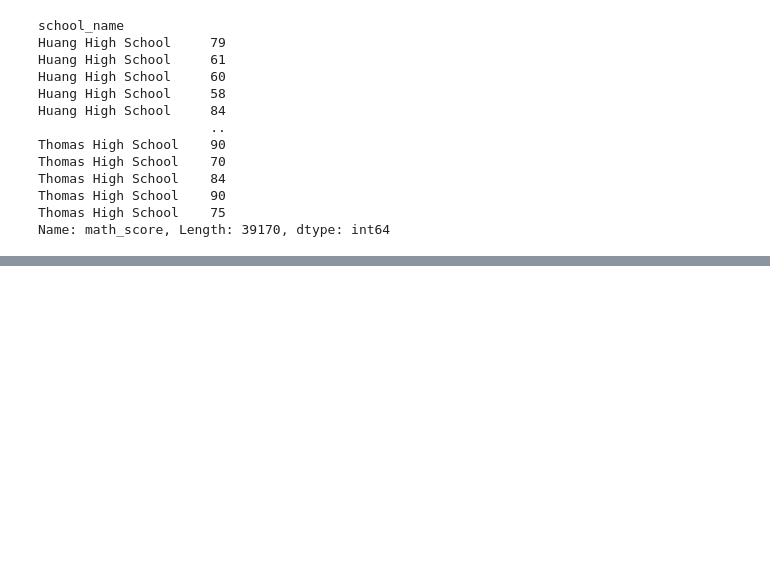
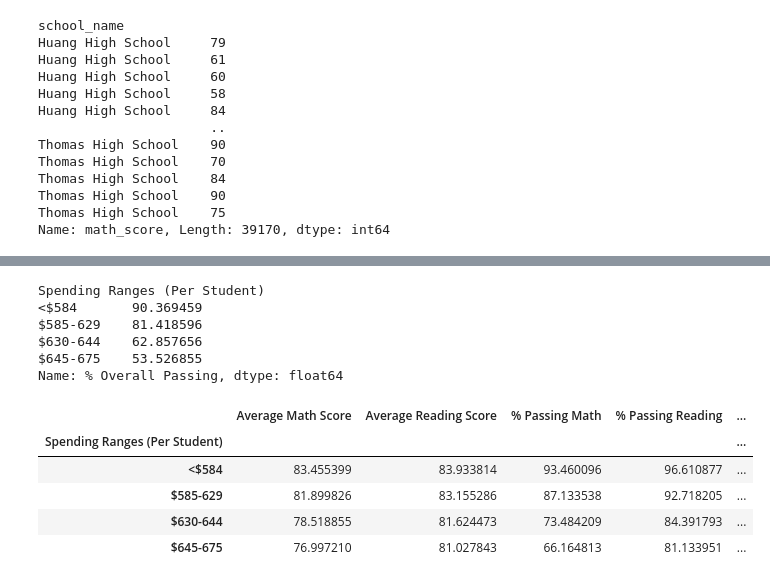
Before and after one commit to mustail/School_district_analysis, a Jupyter notebook: PyCitySchools.ipynb, the cells around one changed output, grey strips where cells are left out. Drawn from its saved outputs; the diff is of its cells as text; code cells hidden in the pictures; blank space fills up the shorter version.

```diff
--- a/PyCitySchools.ipynb
+++ b/PyCitySchools.ipynb
@@ -1153,0 +1317,54 @@ reading_scores_by_grade.head()
+# %%
+#Nice work grouping the schools based on the spending bins—Maria is impressed! Now she would like you get the average math and reading scores, the average percentage of students who passed math and reading, and the average overall passing percentage. Once you get this data, you need to create a new DataFrame with these averages and percentages, based on the spending bins, to show how school spending affects score averages and passing rates.
+#The final DataFrame will contain the average math and reading scores, the percentage of students who passed math and reading, and the overall percentage of students who passed for each spending bin. To get these averages and percentages, we'll use the groupby() function to group the data on the spending bins in the index column, "Spending Ranges (Per Student)."
+
+#First, let's create four new Series with the following data:
+
+#Average Math Score
+#Average Reading Score
+#Average % Passing Math
+#Average % Passing Reading
+#Average % Overall Passing
+#To create a Series that has a column as the index, use the groupby() function on the DataFrame and add the column inside the parentheses.
+#We'll create each Series using the groupby() function on the "Spending Ranges (Per Student)" column. For each Series, we'll use the mean() method to get the averages of the Average Math Score column, Average Reading Score column, % Passing Math column, and % Passing Reading column. For the average "% Overall Passing," we'll add the "% Passing Math" and "% Passing Reading" columns and then divide by 2.
+
+# Calculate averages for the desired columns.
+spending_math_scores = per_school_summary_df.groupby(["Spending Ranges (Per Student)"]).mean()["Average Math Score"]
+
+spending_reading_scores = per_school_summary_df.groupby(["Spending Ranges (Per Student)"]).mean()["Average Reading Score"]
+
+spending_passing_math = per_school_summary_df.groupby(["Spending Ranges (Per Student)"]).mean()["% Passing Math"]
+
+spending_passing_reading = per_school_summary_df.groupby(["Spending Ranges (Per Student)"]).mean()["% Passing Reading"]
+
+overall_passing_spending = per_school_summary_df.groupby(["Spending Ranges (Per Student)"]).mean()["% Overall Passing"]
+overall_passing_spending
+# %% [output]
+Spending Ranges (Per Student)
+<$584       90.369459
+$585-629    81.418596
+$630-644    62.857656
+$645-675    53.526855
+Name: % Overall Passing, dtype: float64
+# %%
+#Now that we have all the averages, we can add them to a new DataFrame.
+#Your next task is to create a new DataFrame for the average math and reading scores, average percentage of students who passed math and reading, and the average overall percentage of passing students. You take a break to stretch your legs and grab a cup of coffee. You're feeling pretty confident about this next task, since you've done it a few times already.
+#Now that we have the average math and reading scores, the average percentage of students who passed math and reading, and the average overall percentage as a Series, let's add this data to a new DataFrame.
+#To add a list or Series to a DataFrame, use the following format: df = pd.DataFrame({"column name": column values})
+#Create the Spending Summary DataFrame
+# Assemble into DataFrame.
+spending_summary_df = pd.DataFrame({
+          "Average Math Score" : spending_math_scores,
+          "Average Reading Score": spending_reading_scores,
+          "% Passing Math": spending_passing_math,
+          "% Passing Reading": spending_passing_reading,
+          "% Overall Passing": overall_passing_spending})
+
+spending_summary_df
+# %% [output]
+|  | Average Math Score | Average Reading Score | % Passing Math | % Passing Reading | ... |
+| Spending Ranges (Per Student) |  |  |  |  | ... |
+| <$584 | 83.455399 | 83.933814 | 93.460096 | 96.610877 | ... |
+| $585-629 | 81.899826 | 83.155286 | 87.133538 | 92.718205 | ... |
+| $630-644 | 78.518855 | 81.624473 | 73.484209 | 84.391793 | ... |
+| $645-675 | 76.997210 | 81.027843 | 66.164813 | 81.133951 | ... |
```
Also changed, not shown: parts of 47 cells of this notebook.
